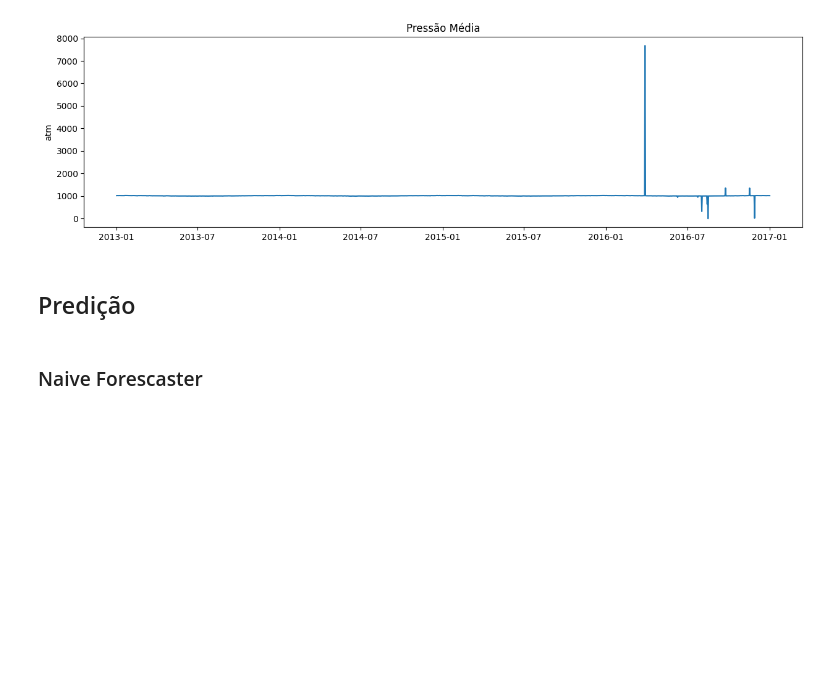
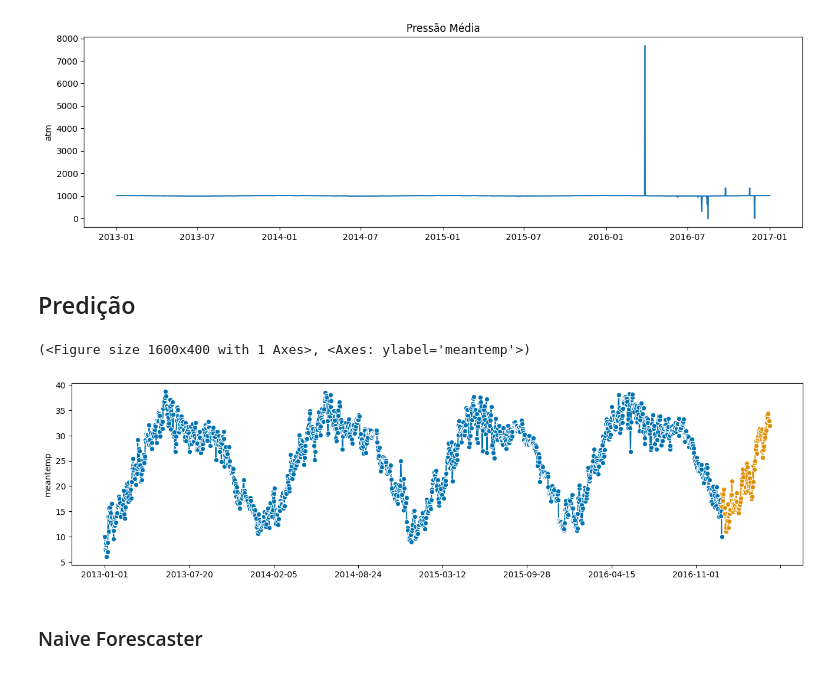
Before and after one commit to diksown/wind-whisper, a Jupyter notebook: Wind Whisper.ipynb, the cells around one changed output. Drawn from its saved outputs; the diff is of its cells as text; code cells hidden in the pictures; blank space fills up the shorter version.

```diff
--- a/Wind Whisper.ipynb
+++ b/Wind Whisper.ipynb
@@ -73,6 +90,21 @@ feature_along_time(df, "Pressão Média", "meanpressure", "atm")
 [figure]
 # %% [markdown]
 ## Predição
+# %%
+def get_y(df, col="meantemp"):
+    df_copy = df.copy()
+    df_copy.index = df_copy.index.to_period("D")
+    return df_copy[col]
+# %%
+df_test = read_time_series("data/DailyDelhiClimateTest.csv")
+
+y_train = get_y(df)
+y_test = get_y(df_test)
+# %%
+plot_series(y_train, y_test)
+# %% [output]
+(<Figure size 1600x400 with 1 Axes>, <Axes: ylabel='meantemp'>)
+[figure, added]
 # %% [markdown]
 ### Naive Forescaster
 # %% [markdown]
```
Also changed, not shown: parts of 7 cells of this notebook.
